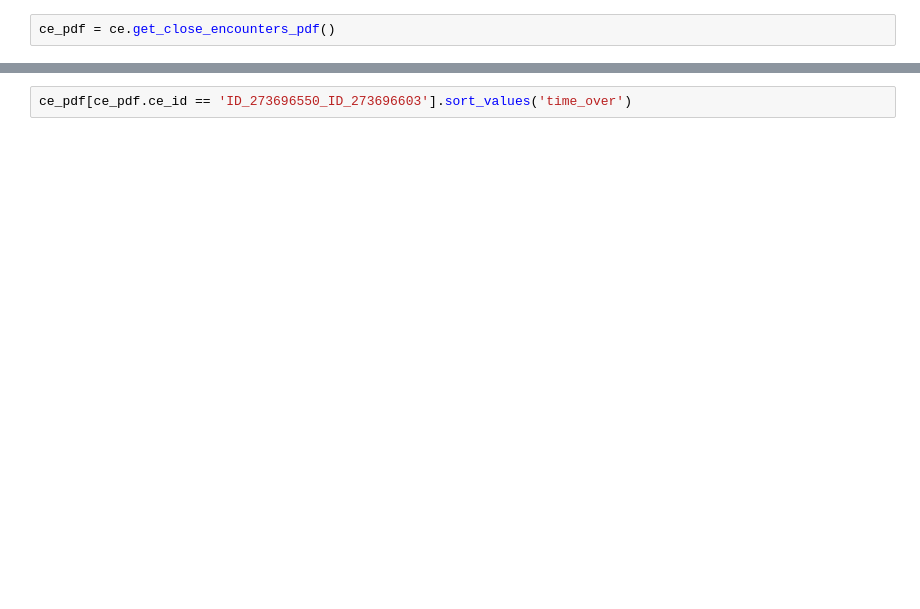
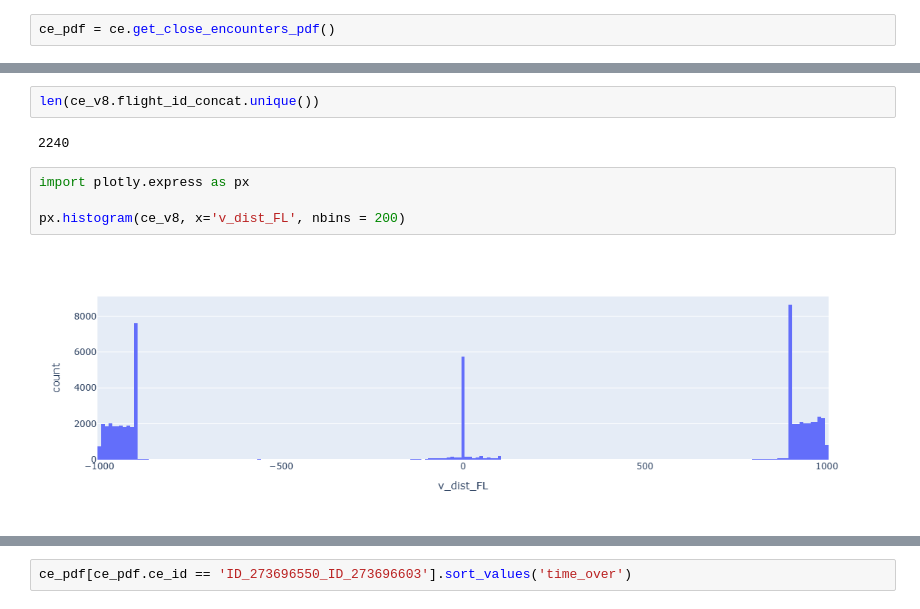
Before and after one commit to euctrl-pru/close-proximity-events, a Jupyter notebook: close-encounters-calculator copy.ipynb, the cells around one changed output, grey strips where cells are left out. Drawn from its saved outputs; the diff is of its cells as text; blank space fills up the shorter version.

```diff
--- a/close-encounters-calculator copy.ipynb
+++ b/close-encounters-calculator copy.ipynb
@@ -133,0 +392,10 @@ ce_pdf = ce.get_close_encounters_pdf()
+# %%
+len(ce_v8.flight_id_concat.unique())
+# %% [output]
+2240
+# %%
+import plotly.express as px
+
+px.histogram(ce_v8, x='v_dist_FL', nbins = 200)
+# %% [output]
+[figure, added]
```
Also changed, not shown: parts of 27 cells of this notebook, 1 other file.
